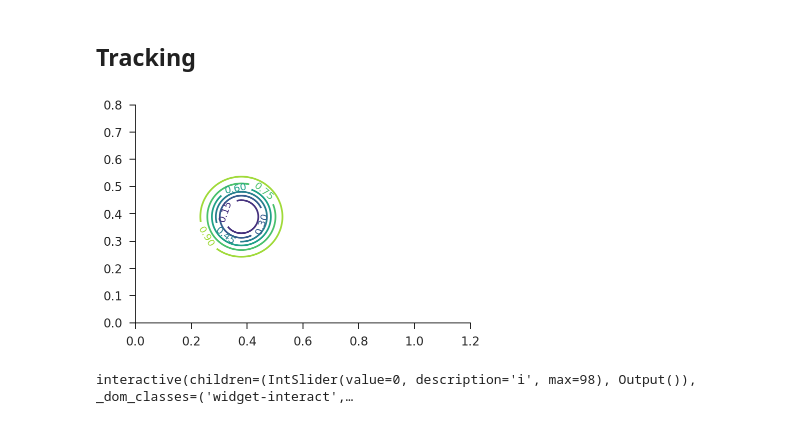
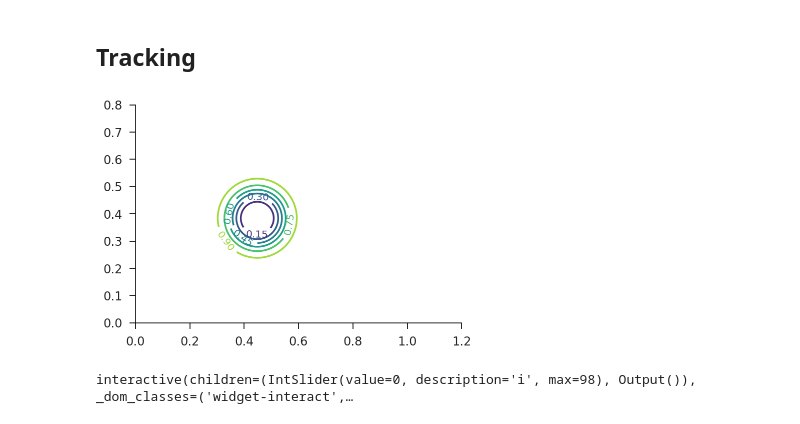
Before and after one commit to iamlemec/speedcam, a Jupyter notebook: notebooks/kalman.ipynb, the cells around one changed output. Drawn from its saved outputs; the diff is of its cells as text; code cells hidden in the pictures.

```diff
--- a/notebooks/kalman.ipynb
+++ b/notebooks/kalman.ipynb
@@ -126,14 +126,17 @@ def display_error(i, stat='position'):
     dt = t_path[i] - t_path[i-1]
     q = np.exp(-time_decay*dt)
     e = vector_mahalanobis(x, P)**q
-    fig, ax = plt.subplots()
+    fig, ax = plt.subplots(figsize=(6, 4))
     cont = ax.contour(grid2x, grid2y, e, extent=(0, xm, ym, 0))
     ax.clabel(cont, cont.levels)
+    ax.axis('square')
+    ax.set_xlim(0, xmax)
+    ax.set_ylim(0, ymax)
     plt.show()
 # %%
-display_error(30)
+display_error(50)
 # %% [output]
-[figure, old version]
+[figure, new version]
 # %%
 i1 = widgets.IntSlider(min=0, max=N-2, step=1)
 interact(lambda i: display_error(i, stat='position'), i=i1);
```
Also changed, not shown: parts of 4 cells of this notebook, 4 other files.
